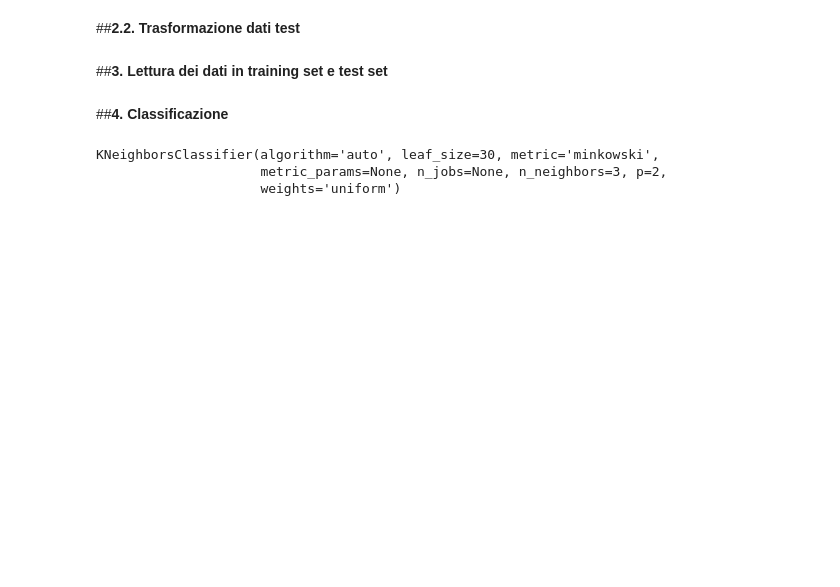
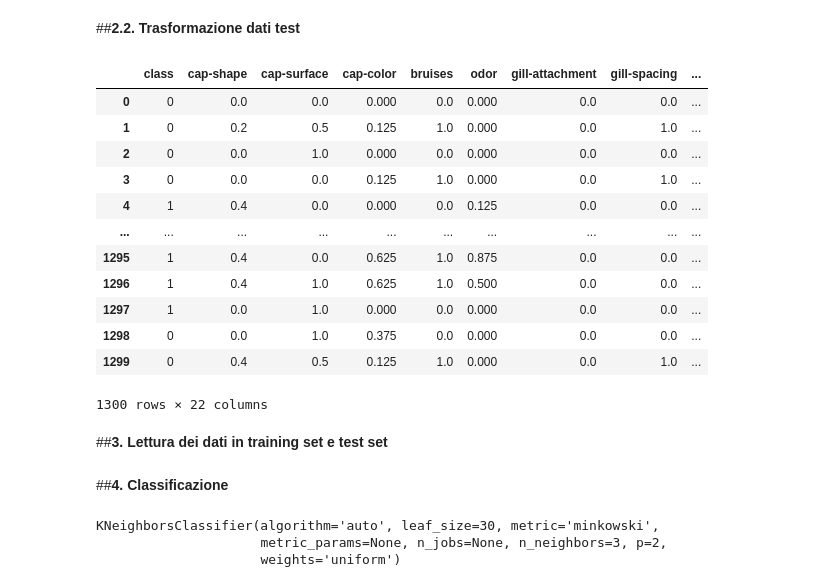
Before and after one commit to MichelaPascale/AI_Python, a Jupyter notebook: Notebook_training.ipynb, the cells around one changed output. Cells and saved outputs as stored; diff of their text form; code cells hidden in the pictures; blank space fills up the shorter version.

```diff
--- a/Notebook_training.ipynb
+++ b/Notebook_training.ipynb
@@ -78,6 +90,22 @@ for column in test.drop(["class"], axis=1).columns:
     for i in test[column].unique():
         test[column] = [value if letter == i else letter for letter in test[column]]
         value += step
+# %%
+test
+# %% [output]
+|  | class | cap-shape | cap-surface | cap-color | bruises | odor | gill-attachment | gill-spacing | ... |
+| 0 | 0 | 0.0 | 0.0 | 0.000 | 0.0 | 0.000 | 0.0 | 0.0 | ... |
+| 1 | 0 | 0.2 | 0.5 | 0.125 | 1.0 | 0.000 | 0.0 | 1.0 | ... |
+| 2 | 0 | 0.0 | 1.0 | 0.000 | 0.0 | 0.000 | 0.0 | 0.0 | ... |
+| 3 | 0 | 0.0 | 0.0 | 0.125 | 1.0 | 0.000 | 0.0 | 1.0 | ... |
+| 4 | 1 | 0.4 | 0.0 | 0.000 | 0.0 | 0.125 | 0.0 | 0.0 | ... |
+| ... | ... | ... | ... | ... | ... | ... | ... | ... | ... |
+| 1295 | 1 | 0.4 | 0.0 | 0.625 | 1.0 | 0.875 | 0.0 | 0.0 | ... |
+| 1296 | 1 | 0.4 | 1.0 | 0.625 | 1.0 | 0.500 | 0.0 | 0.0 | ... |
+| 1297 | 1 | 0.0 | 1.0 | 0.000 | 0.0 | 0.000 | 0.0 | 0.0 | ... |
+| 1298 | 0 | 0.0 | 1.0 | 0.375 | 0.0 | 0.000 | 0.0 | 0.0 | ... |
+| 1299 | 0 | 0.4 | 0.5 | 0.125 | 1.0 | 0.000 | 0.0 | 1.0 | ... |
+1300 rows × 22 columns
 # %% [markdown]
 ##**3. Lettura dei dati in training set e test set**
 # %%
```
Also changed, not shown: parts of 6 cells of this notebook.
